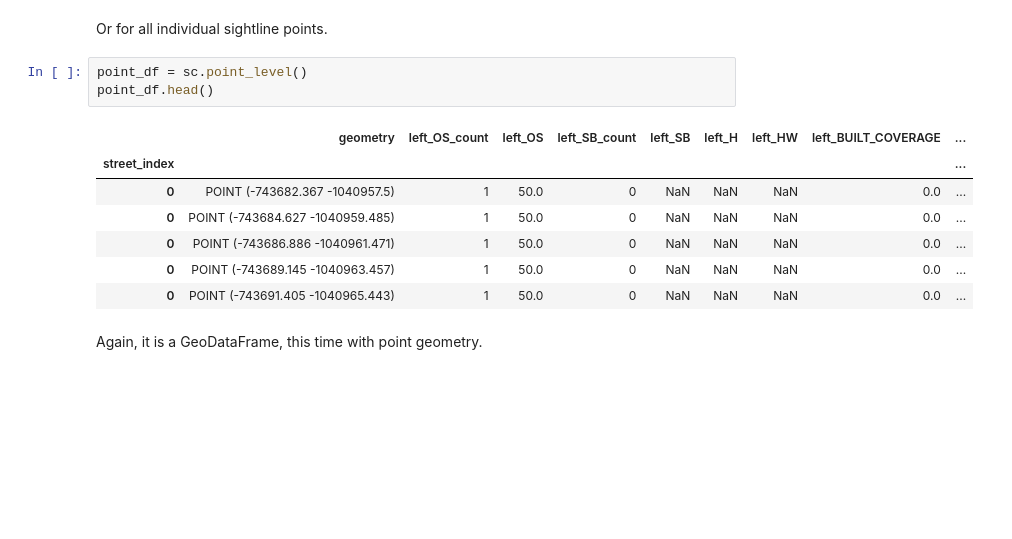
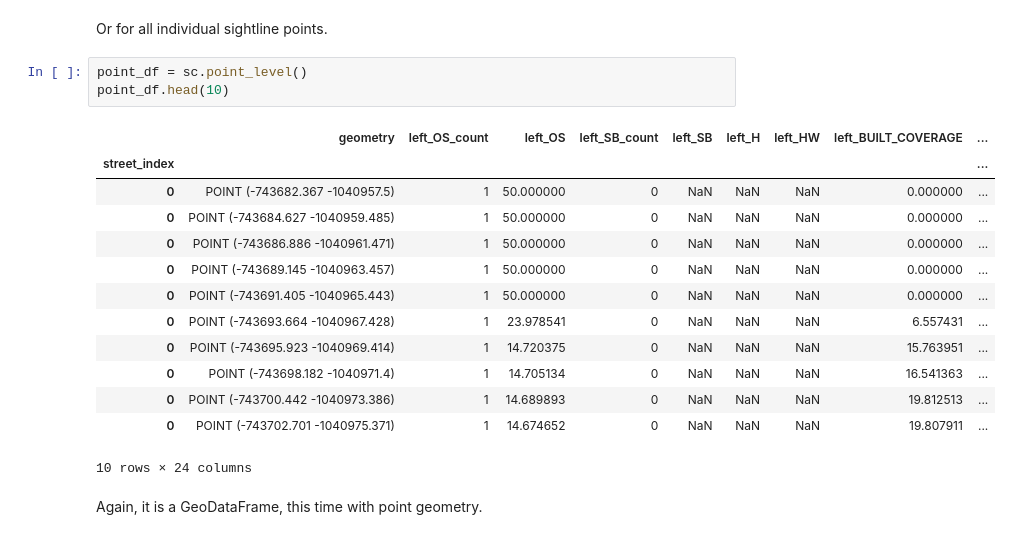
Before and after one commit to uscuni/streetscape, a Jupyter notebook: example.ipynb, the cells around one changed output. Cells and saved outputs as stored; diff of their text form; blank space fills up the shorter version.

```diff
--- a/example.ipynb
+++ b/example.ipynb
@@ -67,15 +67,21 @@ buildings.plot(ax=ax)
 Or for all individual sightline points.
 # %%
 point_df = sc.point_level()
-point_df.head()
+point_df.head(10)
 # %% [output]
 |  | geometry | left_OS_count | left_OS | left_SB_count | left_SB | left_H | left_HW | left_BUILT_COVERAGE | ... |
 | street_index |  |  |  |  |  |  |  |  | ... |
-| 0 | POINT (-743682.367 -1040957.5) | 1 | 50.0 | 0 | NaN | NaN | NaN | 0.0 | ... |
-| 0 | POINT (-743684.627 -1040959.485) | 1 | 50.0 | 0 | NaN | NaN | NaN | 0.0 | ... |
-| 0 | POINT (-743686.886 -1040961.471) | 1 | 50.0 | 0 | NaN | NaN | NaN | 0.0 | ... |
-| 0 | POINT (-743689.145 -1040963.457) | 1 | 50.0 | 0 | NaN | NaN | NaN | 0.0 | ... |
-| 0 | POINT (-743691.405 -1040965.443) | 1 | 50.0 | 0 | NaN | NaN | NaN | 0.0 | ... |
+| 0 | POINT (-743682.367 -1040957.5) | 1 | 50.000000 | 0 | NaN | NaN | NaN | 0.000000 | ... |
+| 0 | POINT (-743684.627 -1040959.485) | 1 | 50.000000 | 0 | NaN | NaN | NaN | 0.000000 | ... |
+| 0 | POINT (-743686.886 -1040961.471) | 1 | 50.000000 | 0 | NaN | NaN | NaN | 0.000000 | ... |
+| 0 | POINT (-743689.145 -1040963.457) | 1 | 50.000000 | 0 | NaN | NaN | NaN | 0.000000 | ... |
+| 0 | POINT (-743691.405 -1040965.443) | 1 | 50.000000 | 0 | NaN | NaN | NaN | 0.000000 | ... |
+| 0 | POINT (-743693.664 -1040967.428) | 1 | 23.978541 | 0 | NaN | NaN | NaN | 6.557431 | ... |
+| 0 | POINT (-743695.923 -1040969.414) | 1 | 14.720375 | 0 | NaN | NaN | NaN | 15.763951 | ... |
+| 0 | POINT (-743698.182 -1040971.4) | 1 | 14.705134 | 0 | NaN | NaN | NaN | 16.541363 | ... |
+| 0 | POINT (-743700.442 -1040973.386) | 1 | 14.689893 | 0 | NaN | NaN | NaN | 19.812513 | ... |
+| 0 | POINT (-743702.701 -1040975.371) | 1 | 14.674652 | 0 | NaN | NaN | NaN | 19.807911 | ... |
+10 rows × 24 columns
 # %% [markdown]
 Again, it is a GeoDataFrame, this time with point geometry.
 # %%
```
Also changed, not shown: parts of 1 cell of this notebook, 1 other file.
